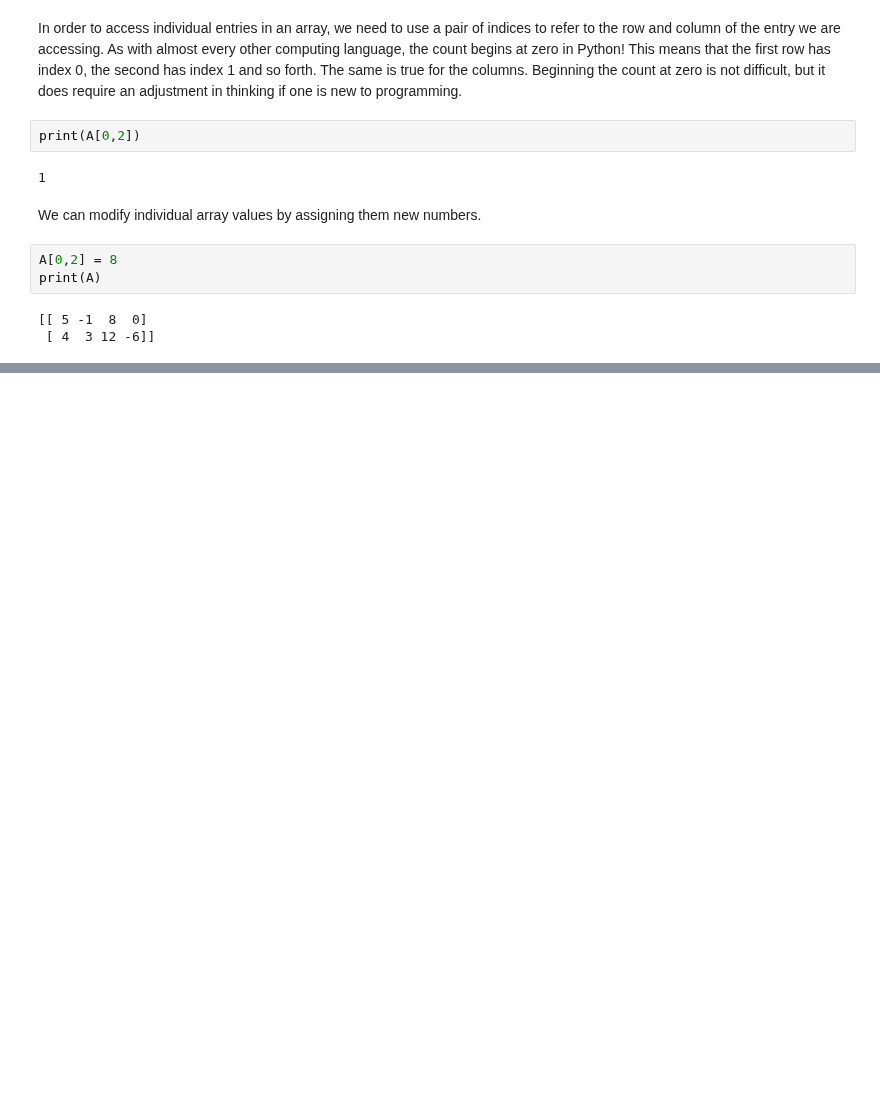
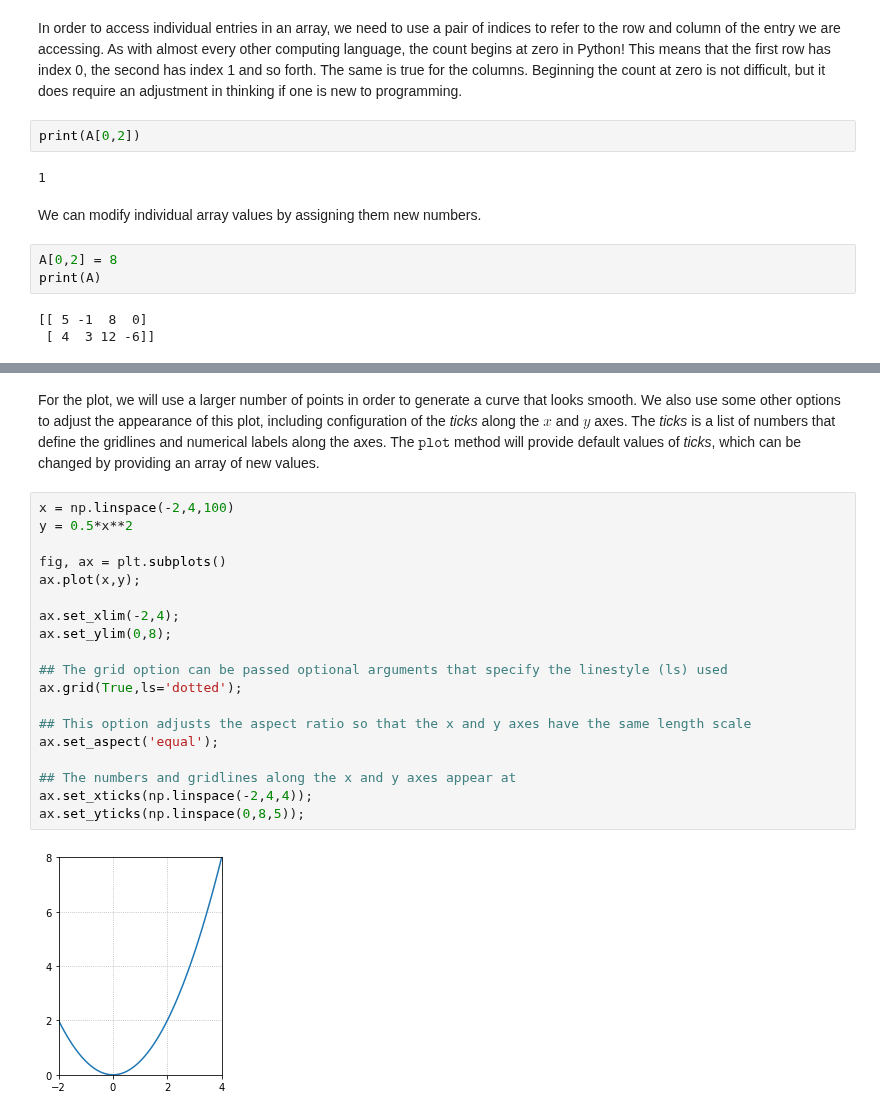
Before and after one commit to bvanderlei/jupyter-guide-to-linear-algebra, a Jupyter notebook: Numpy_Introduction.ipynb, the cells around one changed output, grey strips where cells are left out. Saved outputs shown, nothing was run; the diff lists cells and outputs as text; blank space fills up the shorter version.

```diff
--- a/Numpy_Introduction.ipynb
+++ b/Numpy_Introduction.ipynb
@@ -71,0 +141,23 @@ Many of the functions included in NumPy relate to linear algebra in some way.  W
+# %% [markdown]
+For the plot, we will use a larger number of points in order to generate a curve that looks smooth.  We also use some other options to adjust the appearance of this plot, including configuration of the *ticks* along the $x$ and $y$ axes.  The *ticks* is a list of numbers that define the gridlines and numerical labels along the axes.  The $\texttt{plot}$ method will provide default values of *ticks*, which can be changed by providing an array of new values.
+# %%
+x = np.linspace(-2,4,100)
+y = 0.5*x**2
+
+fig, ax = plt.subplots()
+ax.plot(x,y);
+
+ax.set_xlim(-2,4);
+ax.set_ylim(0,8);
+
+## The grid option can be passed optional arguments that specify the linestyle (ls) used
+ax.grid(True,ls='dotted');
+
+## This option adjusts the aspect ratio so that the x and y axes have the same length scale
+ax.set_aspect('equal');
+
+## The numbers and gridlines along the x and y axes appear at
+ax.set_xticks(np.linspace(-2,4,4));
+ax.set_yticks(np.linspace(0,8,5));
+# %% [output]
+[figure, added]
```
Also changed, not shown: parts of 17 cells of this notebook, 1 other file.
